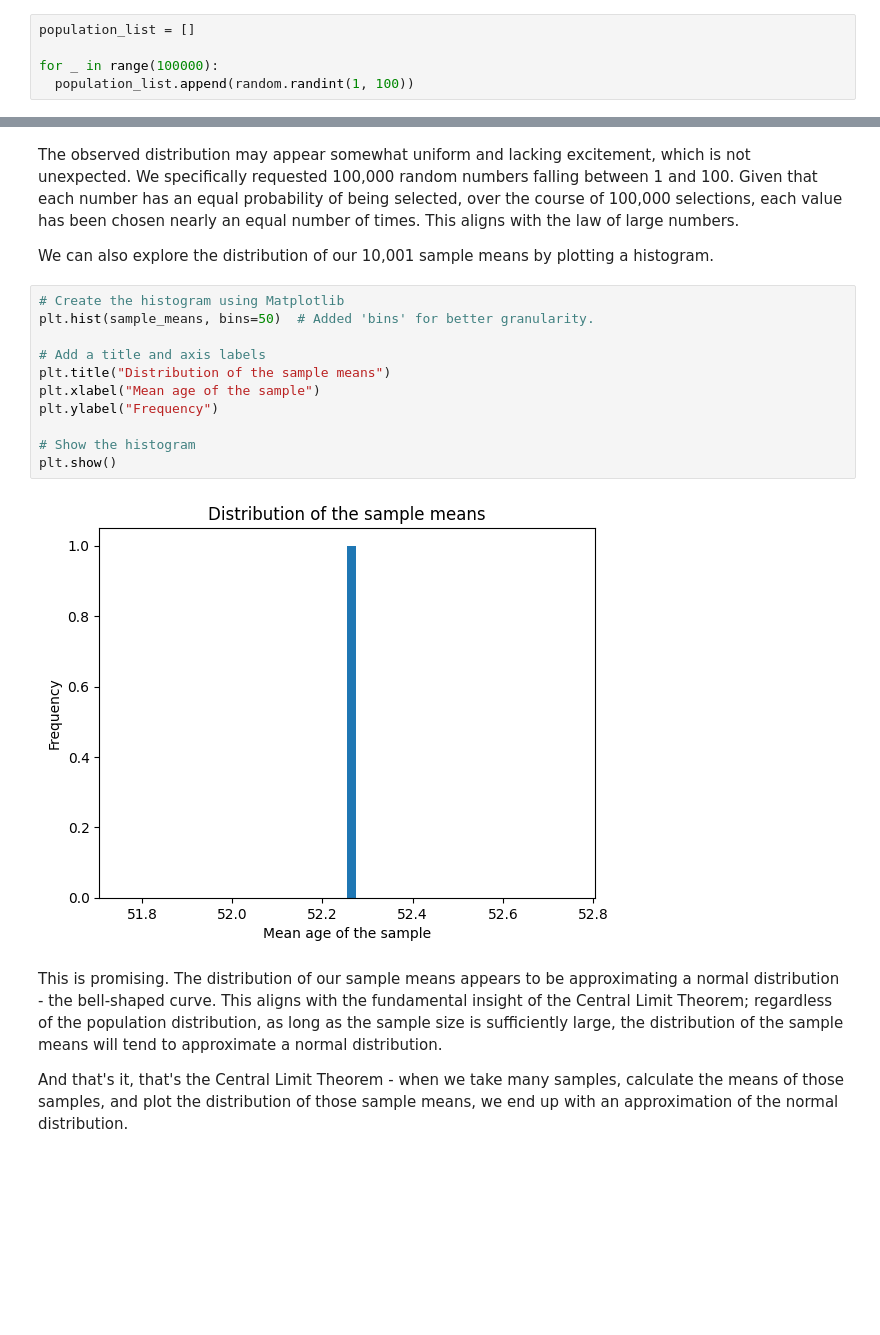
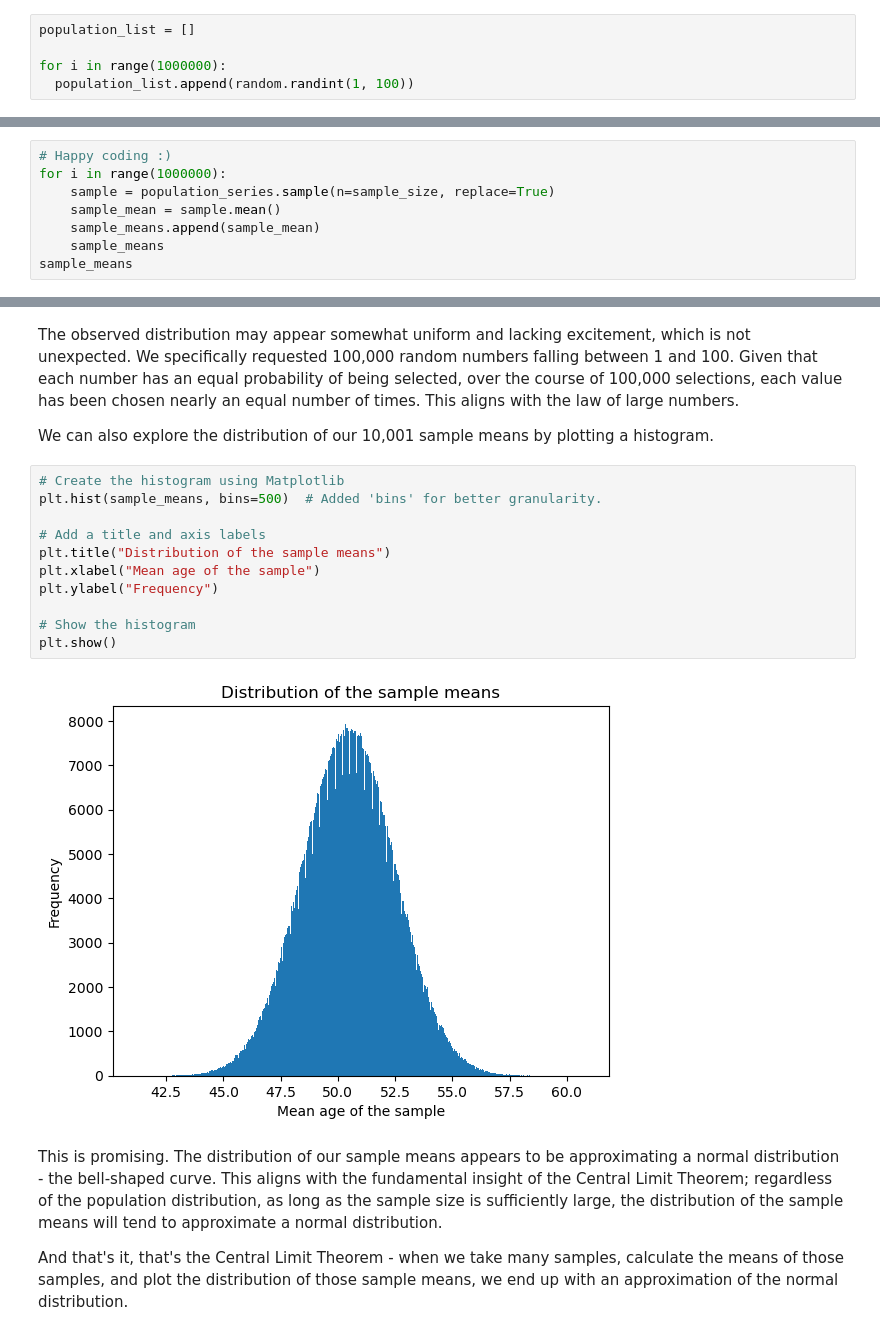
Before and after one commit to gastan81/A-B_testing, a Jupyter notebook: 2_central_limit_theorem_structure.ipynb, the cells around one changed output, grey strips where cells are left out. Cells and saved outputs as stored; diff of their text form; blank space fills up the shorter version.

```diff
--- a/2_central_limit_theorem_structure.ipynb
+++ b/2_central_limit_theorem_structure.ipynb
@@ -20,7 +20,7 @@ In this notebook, we require a population from which we can draw samples. Our ch
 # %%
 population_list = []
 
-for _ in range(100000):
+for i in range(1000000):
   population_list.append(random.randint(1, 100))
 # %% [markdown]
 Let's take a look at the first 10 numbers to verify they are random numbers between 1 and 100.
@@ -97,0 +97,8 @@ That was easy, right! Now our task is to replicate this process multiple times.
+# %%
+# Happy coding :)
+for i in range(1000000):
+    sample = population_series.sample(n=sample_size, replace=True)
+    sample_mean = sample.mean()
+    sample_means.append(sample_mean)
+    sample_means
+sample_means
@@ -122,17 +147,17 @@ The observed distribution may appear somewhat uniform and lacking excitement, wh
 We can also explore the distribution of our 10,001 sample means by plotting a histogram.
 # %%
 # Create the histogram using Matplotlib
-plt.hist(sample_means, bins=50)  # Added 'bins' for better granularity.
+plt.hist(sample_means, bins=500)  # Added 'bins' for better granularity.
 
 # Add a title and axis labels
 plt.title("Distribution of the sample means")
 plt.xlabel("Mean age of the sample")
 plt.ylabel("Frequency")
 
 # Show the histogram
 plt.show()
 # %% [output]
-[figure, old version]
+[figure, new version]
 # %% [markdown]
 This is promising. The distribution of our sample means appears to be approximating a normal distribution - the bell-shaped curve. This aligns with the fundamental insight of the Central Limit Theorem; regardless of the population distribution, as long as the sample size is sufficiently large, the distribution of the sample means will tend to approximate a normal distribution.
 
```
Also changed, not shown: parts of 8 cells of this notebook.
